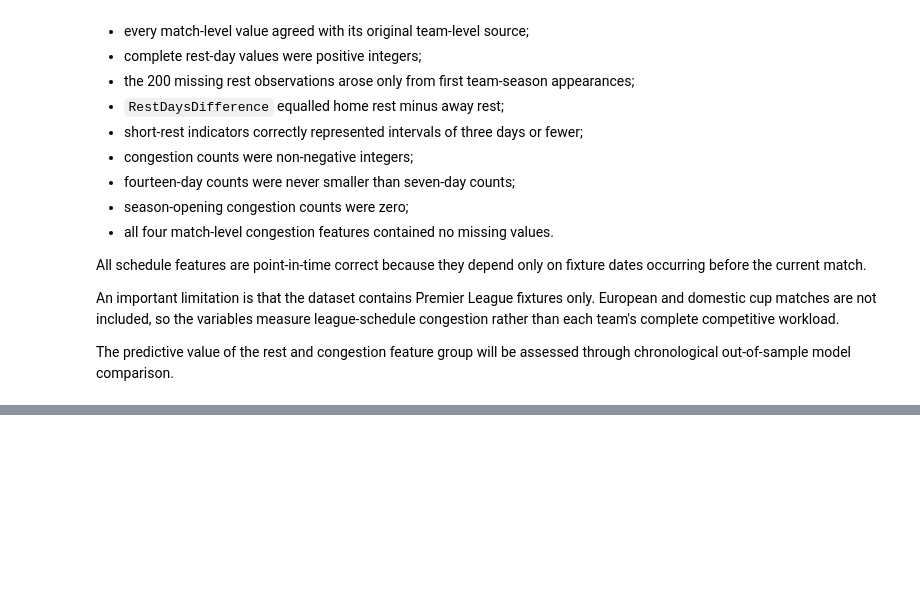
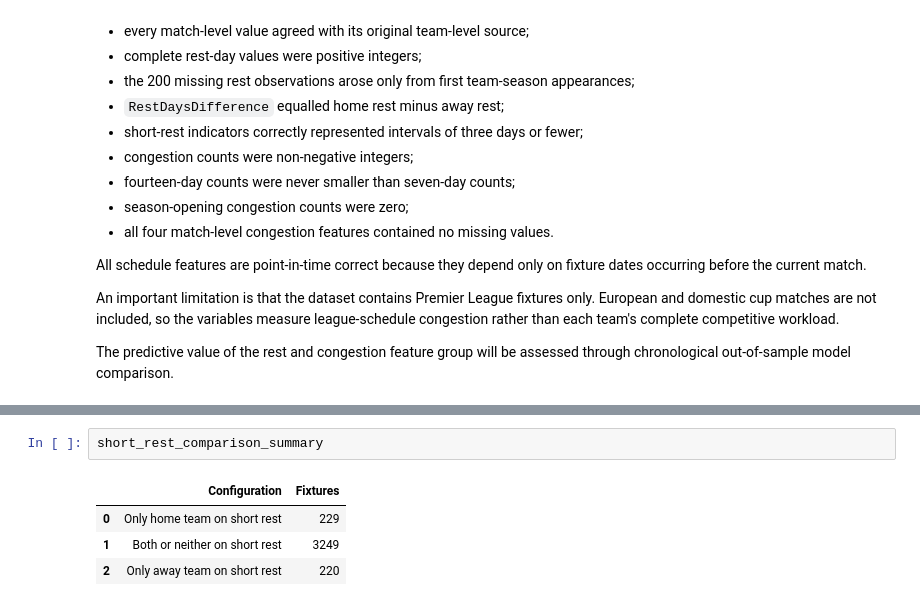
Before and after one commit to kieranforkan/premier-league-probability-engine, a Jupyter notebook: notebooks/02_feature_engineering.ipynb, the cells around one changed output, grey strips where cells are left out. Cells and saved outputs as stored; diff of their text form; blank space fills up the shorter version.

```diff
--- a/notebooks/02_feature_engineering.ipynb
+++ b/notebooks/02_feature_engineering.ipynb
@@ -8123,0 +9409,7 @@ The predictive value of the rest and congestion feature group will be assessed t
+# %%
+short_rest_comparison_summary
+# %% [output]
+|  | Configuration | Fixtures |
+| 0 | Only home team on short rest | 229 |
+| 1 | Both or neither on short rest | 3249 |
+| 2 | Only away team on short rest | 220 |
```
Also changed, not shown: parts of 16 cells of this notebook.
